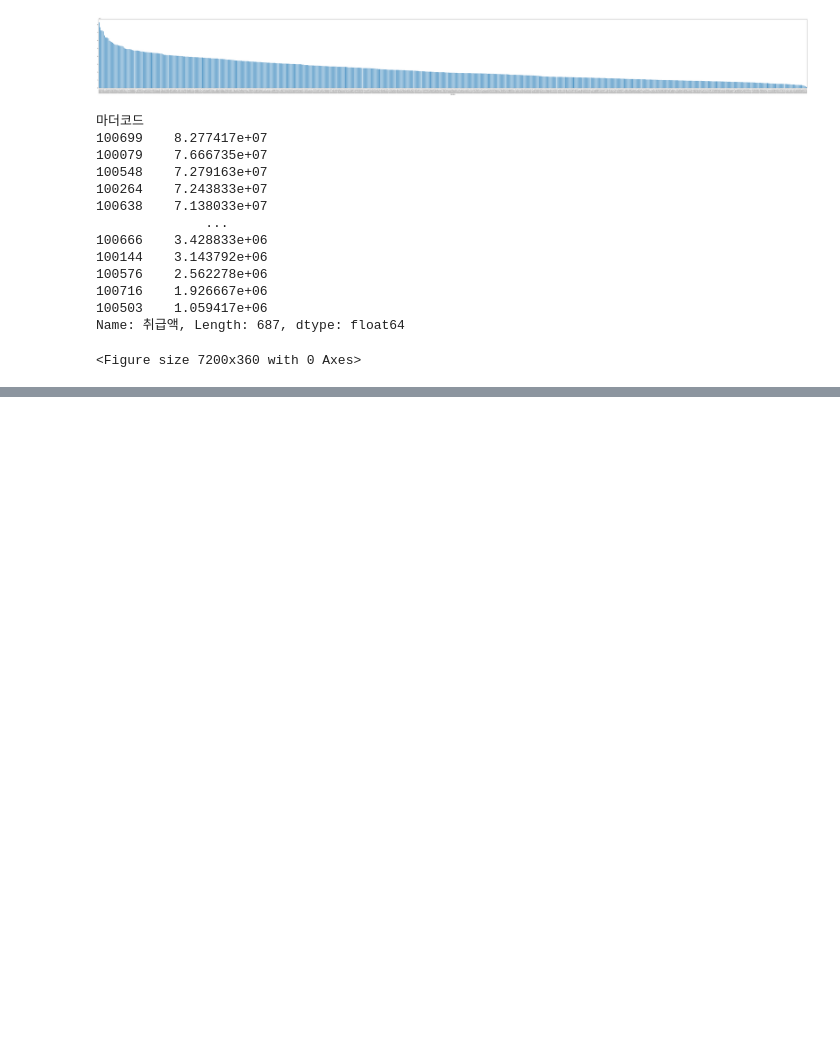
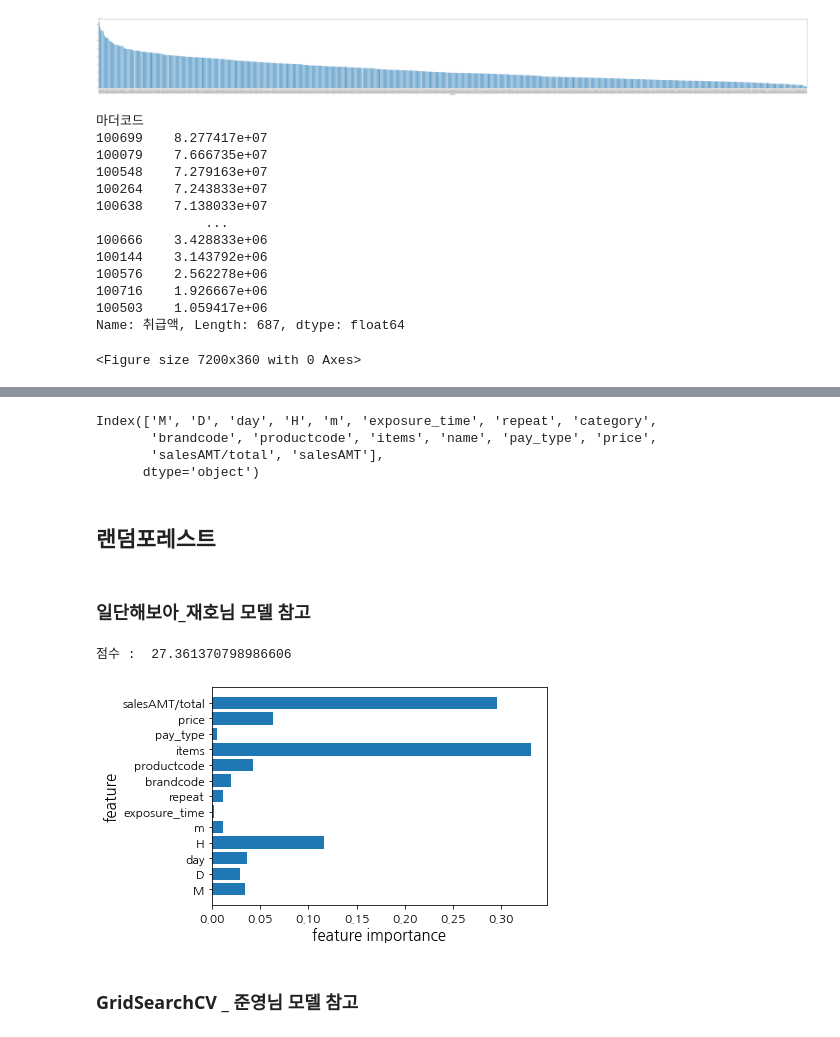
Before and after one commit to shp1204/WANPANMAN, a Jupyter notebook: EDA_ongoing.ipynb, the cells around one changed output, grey strips where cells are left out. Cells and saved outputs as stored; diff of their text form; code cells hidden in the pictures; blank space fills up the shorter version.

```diff
--- a/EDA_ongoing.ipynb
+++ b/EDA_ongoing.ipynb
@@ -671,0 +893,24 @@ Name: 취급액, Length: 687, dtype: float64
+# %%
+new_data = df
+print(new_data.columns)
+
+# column명 영어로 변경
+# ver1
+new_data.columns = ['M', 'D', 'day', 'H', 'm', 'exposure_time', 'repeat', 'category',
+       'brandcode', 'productcode', 'items', 'name', 'pay_type', 'price', 'salesAMT/total', 'salesAMT']
+
+# ver2  ( column 여러개 생성 version )
+# new_data.columns = ['M', 'D', 'day', 'H', 'm', 'exposure_time', 'repeat', 'category',
+#                     'brandcode', 'productcode', 'items', 'name', 'pay_type', 'price', 'salesAMT/total', 'salesAMT',
+#                    'newseasonal','supersale','domestic','free','bombsale','100%','natural','trim', 'female', 'male']
+
+
+
+# 참고
+# 'newseasonal','supersale','domestic','free','bombsale','100%','natural','trim', 'female', 'male'
+# '햇', '초특가', '국내산', '무료', '파격가', '100%', '자연산', '손질', '여성', '남성'
+# %% [output]
+Index(['M', 'D', 'day', 'H', 'm', 'exposure_time', 'repeat', 'category',
+       'brandcode', 'productcode', 'items', 'name', 'pay_type', 'price',
+       'salesAMT/total', 'salesAMT'],
+      dtype='object')
@@ -671,0 +953,2 @@ Name: 취급액, Length: 687, dtype: float64
+# %% [markdown]
+## 랜덤포레스트
@@ -671,0 +960,34 @@ Name: 취급액, Length: 687, dtype: float64
+# %% [markdown]
+### 일단해보아_재호님 모델 참고
+# %%
+# train data 내에서 데이터 분리
+X_train, X_test, y_train, y_test = train_test_split(X, y, test_size=0.25, random_state=147, shuffle=True)
+
+# model 설정
+rf_model = RandomForestRegressor(n_estimators=300, n_jobs=-1,)
+
+# 학습
+rf_model.fit(X_train, y_train)
+
+# 예측
+pred = rf_model.predict(X_test)
+
+# 점수 확인
+print('점수 : ',mape(y_test, pred))
+
+# feature 중요도 확인을 위해서 !
+n_feature = X.shape[1]
+index = np.arange(n_feature)
+
+plt.barh(index, rf_model.feature_importances_, align='center')
+plt.yticks(index, X.columns)
+plt.ylim(-1, n_feature)
+plt.xlabel('feature importance', size=15)
+plt.ylabel('feature', size=15)
+
+plt.show()
+# %% [output]
+점수 :  27.361370798986606
+[figure, added]
+# %% [markdown]
+### GridSearchCV _ 준영님 모델 참고
```
Also changed, not shown: parts of 38 cells of this notebook, 18 other files.
